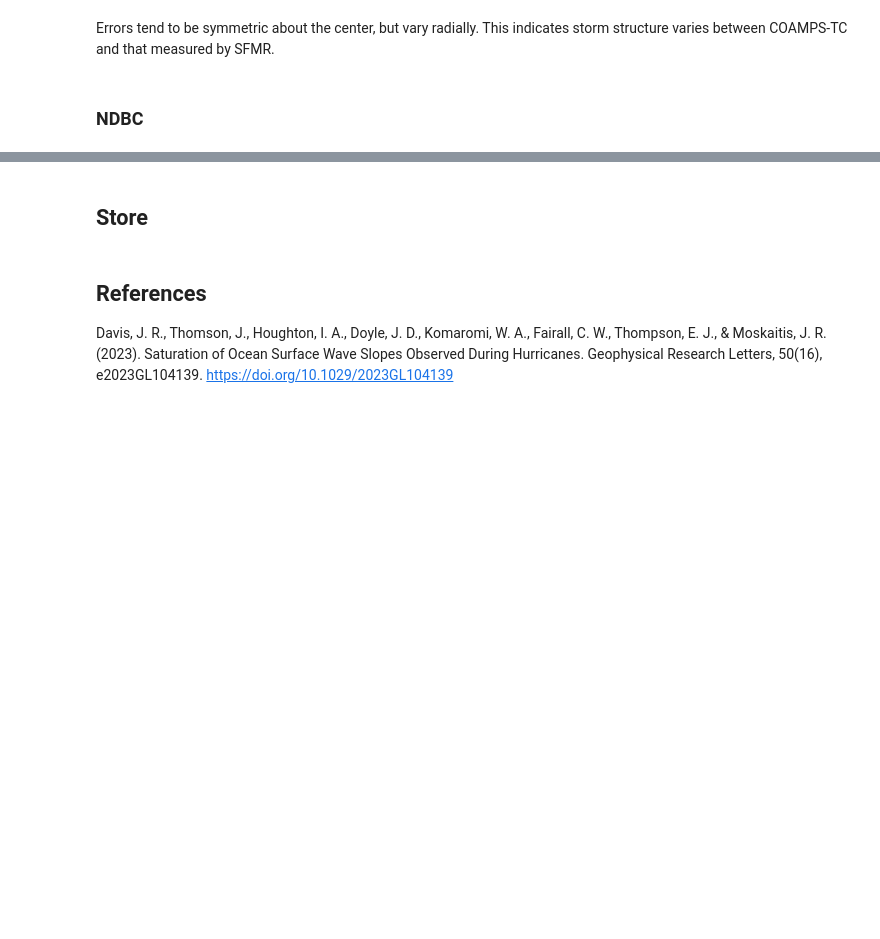
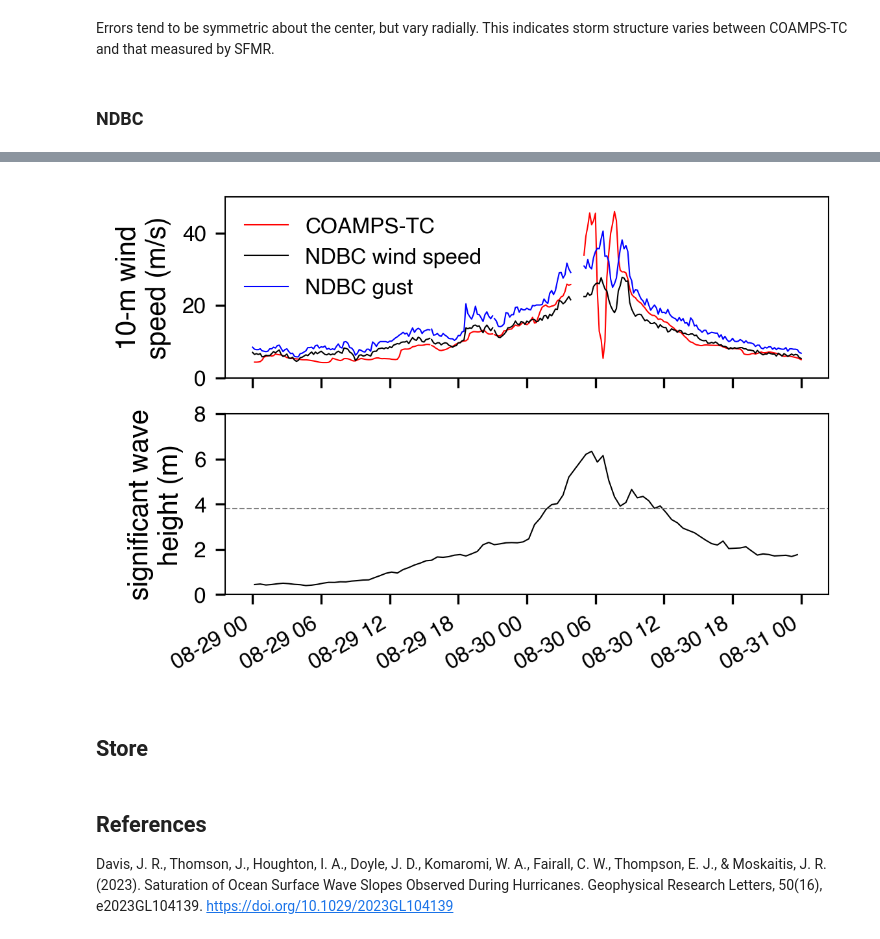
Before and after one commit to jacobrdavis/ocean-surface-wave-slopes-and-wind-wave-alignment, a Jupyter notebook: nb5-slope-primary-dependence.ipynb, the cells around one changed output, grey strips where cells are left out. Drawn from its saved outputs; the diff is of its cells as text; code cells hidden in the pictures; blank space fills up the shorter version.

```diff
--- a/nb5-slope-primary-dependence.ipynb
+++ b/nb5-slope-primary-dependence.ipynb
@@ -631,0 +653,9 @@ TODO: unwrap wind direction before comparing
+# %%
+ndbc_ds = read_stored_variable('ndbc_ds')
+# %%
+zu = ndbc_ds['wind_speed_primary_sensor'].attrs['installed_height']
+zu = float(zu)
+ndbc_u10 = ndbc_ds['wind_speed_primary_sensor'] * (10 / zu) ** 0.11
+ndbc_gust10 = ndbc_ds['wind_gust_primary_sensor'] * (10 / zu) ** 0.11
+# %%
+ndbc_ds['coamps_10m_wind_speed'] = np.sqrt(ndbc_ds['coamps_10m_wind_u']**2 + ndbc_ds['coamps_10m_wind_v']**2)
@@ -632,3 +683,52 @@ TODO: unwrap wind direction before comparing
+# %%
+time_slice_full_no_tz = read_stored_variable('time_slice_full_no_tz')
+# %%
+start_date = pd.Timestamp('2023-08-30T06:00', tz=None)
+end_date = pd.Timestamp('2023-08-30T12:00', tz=None)
+
+time_slice = slice(start_date, end_date)
+
+fig, ax = plt.subplots(2, 1, figsize=(4, 3), sharex=True)
+ax[0].plot(
+    ndbc_ds['time'],
+    ndbc_ds['coamps_10m_wind_speed'],
+    linewidth=0.5,
+    color='r',
+    label='COAMPS-TC',
+)
+ax[0].plot(
+    ndbc_ds['time'],
+    ndbc_u10,
+    linewidth=0.5,
+    color='k',
+    label='NDBC wind speed',
+)
+ax[0].plot(
+    ndbc_ds['time'],
+    ndbc_gust10,
+    linewidth=0.5,
+    color='b',
+    label='NDBC gust',
+)
+ax[0].set_ylabel('10-m wind\nspeed (m/s)')
+ax[0].legend(frameon=False, loc='upper left')
+ax[0].set_ylim([0, 50])
+fig.autofmt_xdate()
+
+ax[1].plot(
+    ndbc_ds.sel(time_waves=time_slice_full_no_tz)['time_waves'],
+    ndbc_ds.sel(time_waves=time_slice_full_no_tz)['sea_surface_wave_significant_height'],
+    linewidth=0.5,
+    color='k',
+    label='NDBC',
+)
+ax[1].axhline(zu, linestyle='--', color='grey', linewidth=0.5, label='sensor height')
+ax[1].set_ylim([0, 8])
+ax[1].set_ylabel('significant wave\nheight (m)')
+
+# fig.savefig('revfig-coamps_ndbc_wind_speed_timeseries.png', dpi=400, bbox_inches='tight')
+# %% [output]
+[figure, added]
 # %% [markdown]
 ## Store
 # %%
```
Also changed, not shown: parts of 9 cells of this notebook, 5 other files.
